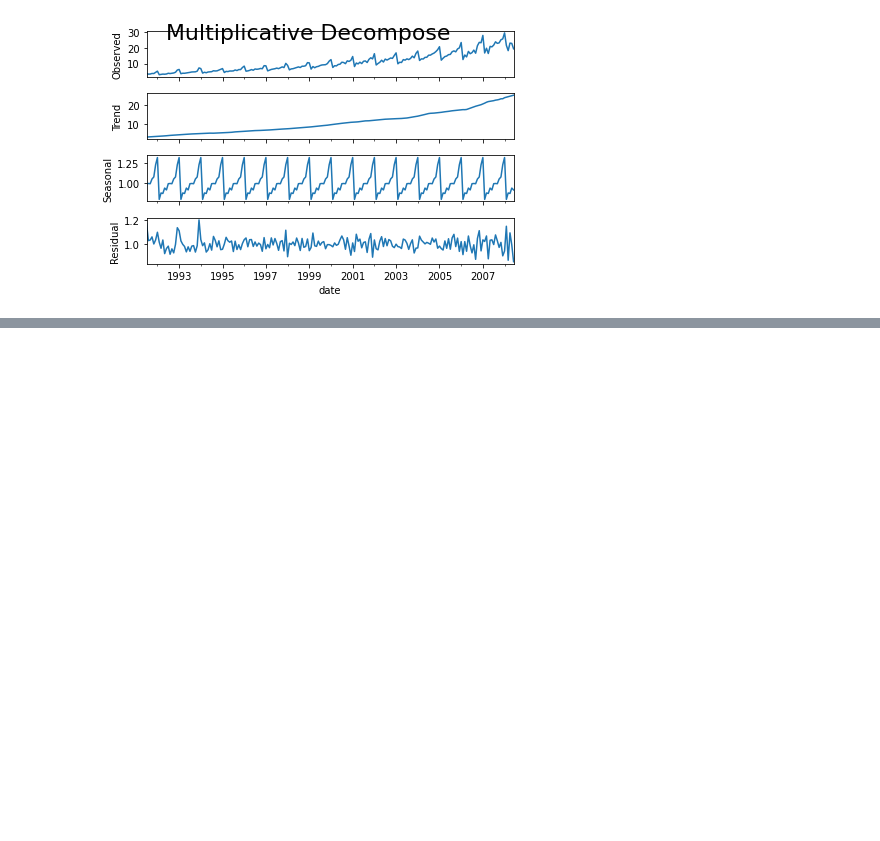
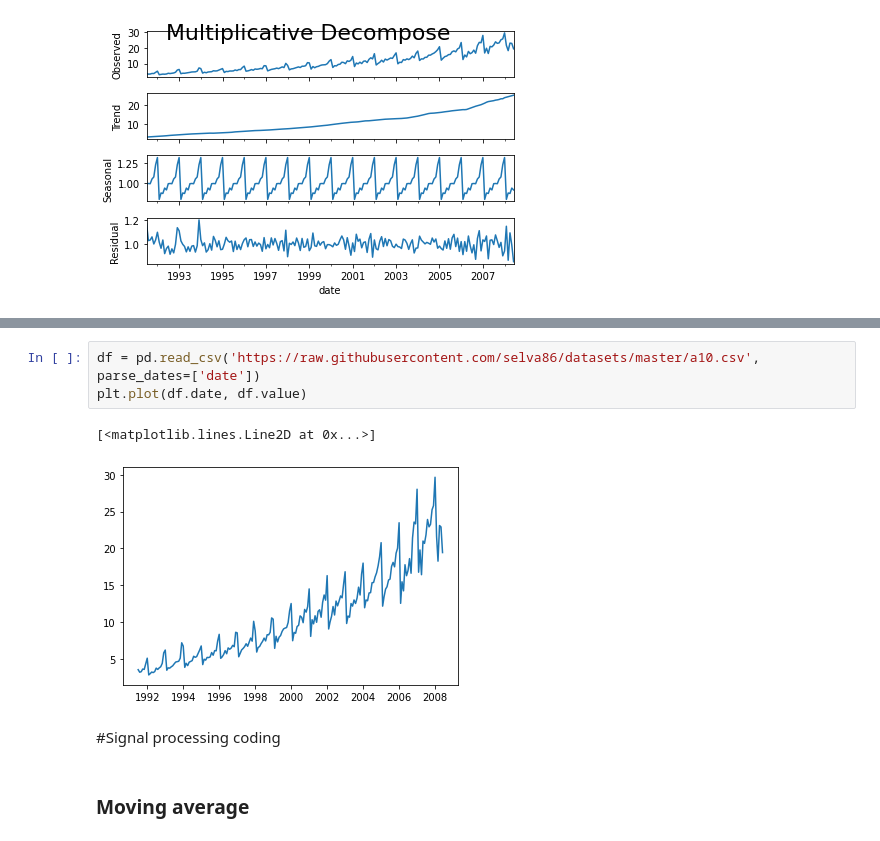
Before and after one commit to supertime1/PPG_DSP, a Jupyter notebook: Time_Series_Coding.ipynb, the cells around one changed output, grey strips where cells are left out. Cells and saved outputs as stored; diff of their text form; blank space fills up the shorter version.

```diff
--- a/Time_Series_Coding.ipynb
+++ b/Time_Series_Coding.ipynb
@@ -49,0 +101,10 @@ Text(0.5, 0.98, 'Multiplicative Decompose')
+# %%
+df = pd.read_csv('https://raw.githubusercontent.com/selva86/datasets/master/a10.csv', parse_dates=['date'])
+plt.plot(df.date, df.value)
+# %% [output]
+[<matplotlib.lines.Line2D at 0x...>]
+[figure, added]
+# %% [markdown]
+#Signal processing coding
+# %% [markdown]
+### Moving average
```
Also changed, not shown: parts of 17 cells of this notebook.
